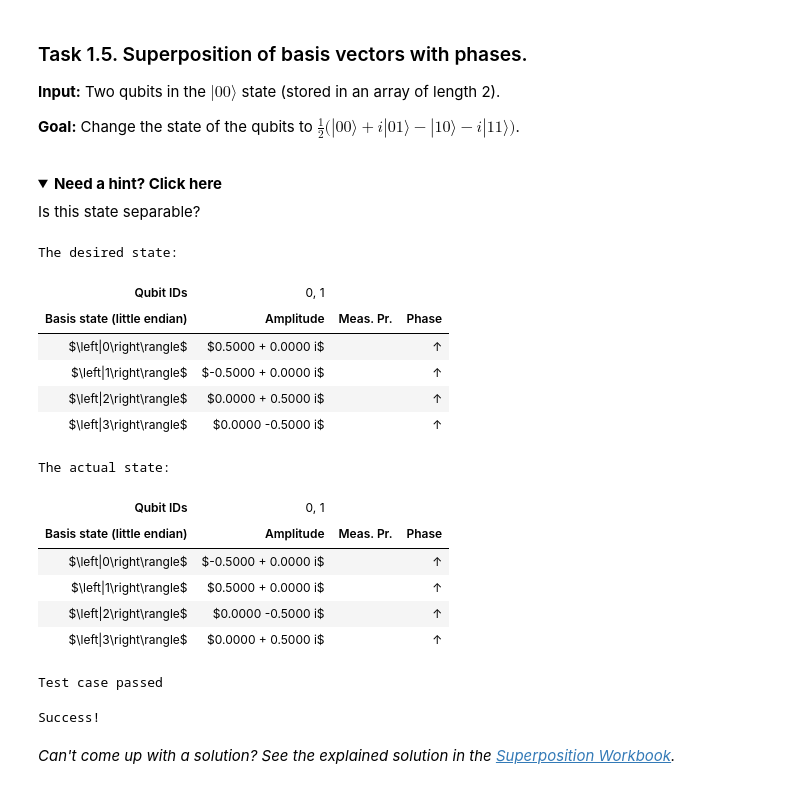
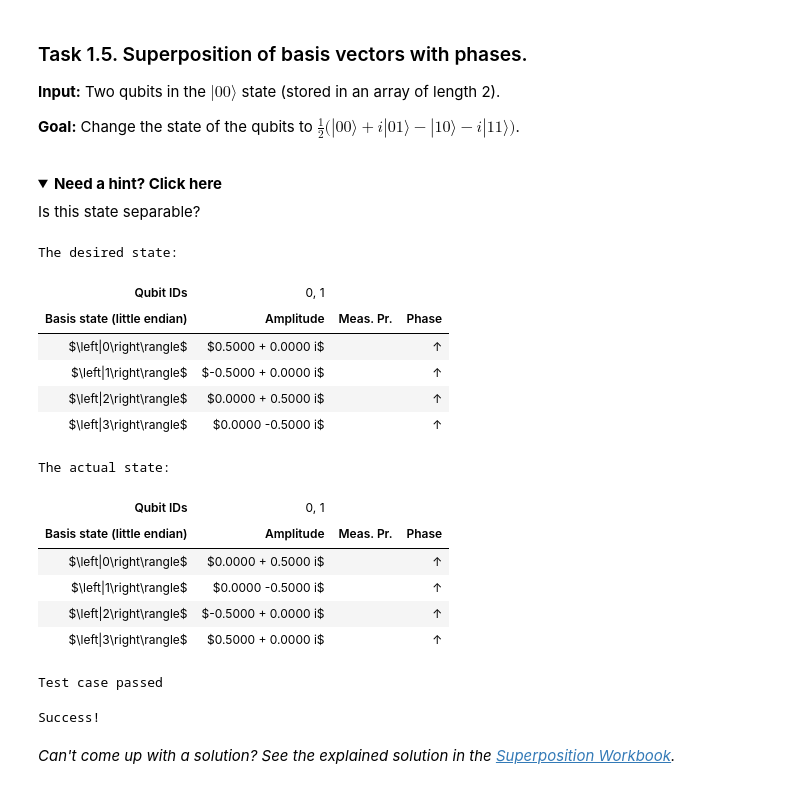
Before and after one commit to theerfan/Q, a Jupyter notebook: Superposition.ipynb, the cells around one changed output. Cells and saved outputs as stored; diff of their text form; code cells hidden in the pictures; folded sections open.

```diff
--- a/Superposition.ipynb
+++ b/Superposition.ipynb
@@ -182,28 +177,27 @@ Success!
 # %%
 %kata T105_AllBasisVectorsWithPhases_TwoQubits_Test
 
 operation AllBasisVectorsWithPhases_TwoQubits (qs : Qubit[]) : Unit {
-    // ...
     H(qs[0]);
     H(qs[1]);
     Z(qs[0]);
     S(qs[1]);
 }
 # %% [output]
 The desired state:
 | Qubit IDs | 0, 1 |
 | Basis state (little endian) | Amplitude | Meas. Pr. | Phase |
 | $\left|0\right\rangle$ | $0.5000 + 0.0000 i$ |  | ↑ |
 | $\left|1\right\rangle$ | $-0.5000 + 0.0000 i$ |  | ↑ |
 | $\left|2\right\rangle$ | $0.0000 + 0.5000 i$ |  | ↑ |
 | $\left|3\right\rangle$ | $0.0000 -0.5000 i$ |  | ↑ |
 The actual state:
 | Qubit IDs | 0, 1 |
 | Basis state (little endian) | Amplitude | Meas. Pr. | Phase |
-| $\left|0\right\rangle$ | $-0.5000 + 0.0000 i$ |  | ↑ |
-| $\left|1\right\rangle$ | $0.5000 + 0.0000 i$ |  | ↑ |
-| $\left|2\right\rangle$ | $0.0000 -0.5000 i$ |  | ↑ |
-| $\left|3\right\rangle$ | $0.0000 + 0.5000 i$ |  | ↑ |
+| $\left|0\right\rangle$ | $0.0000 + 0.5000 i$ |  | ↑ |
+| $\left|1\right\rangle$ | $0.0000 -0.5000 i$ |  | ↑ |
+| $\left|2\right\rangle$ | $-0.5000 + 0.0000 i$ |  | ↑ |
+| $\left|3\right\rangle$ | $0.5000 + 0.0000 i$ |  | ↑ |
 Test case passed
 Success!
 # %% [markdown]
```
Also changed, not shown: parts of 25 cells of this notebook, 1 other file.
